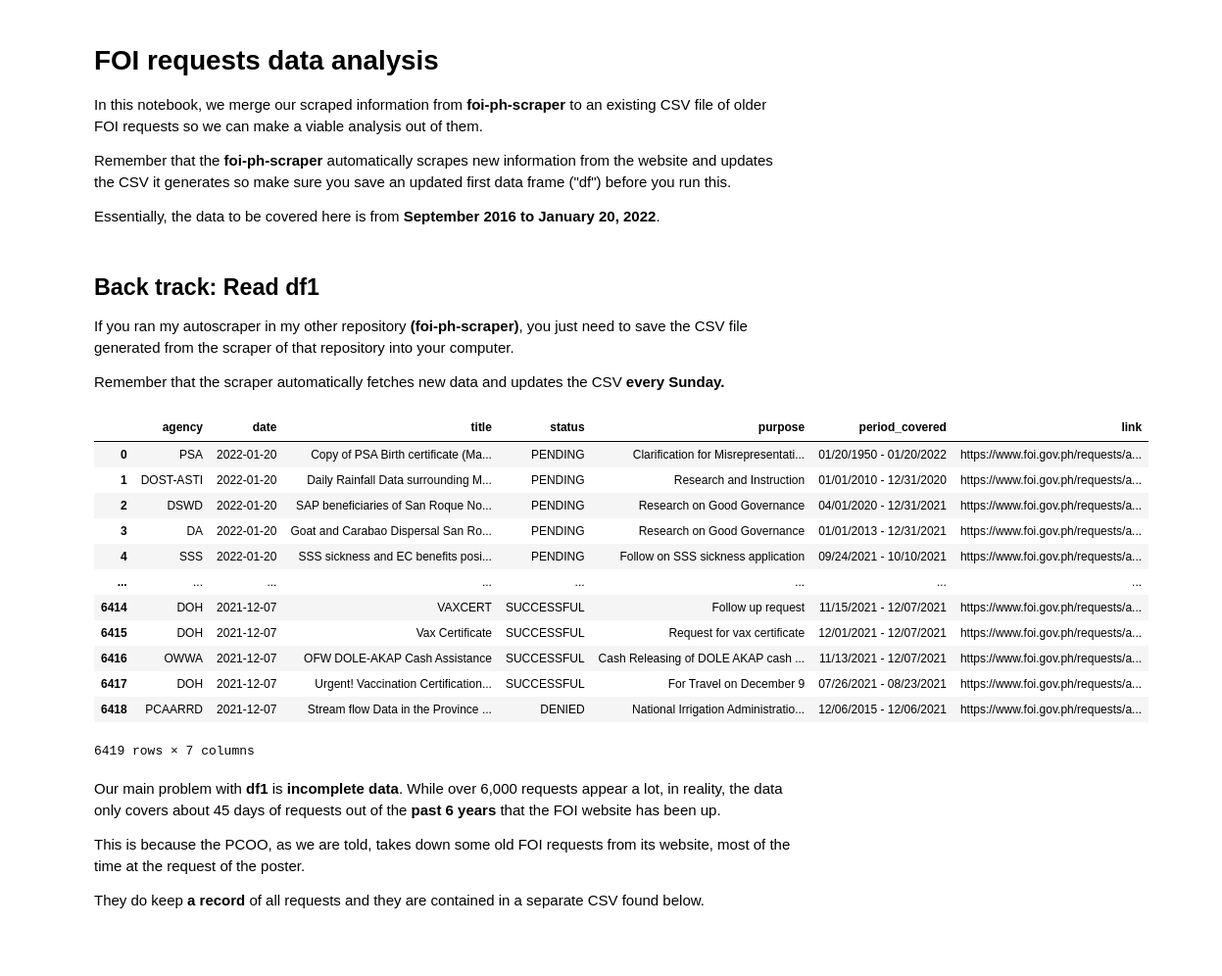
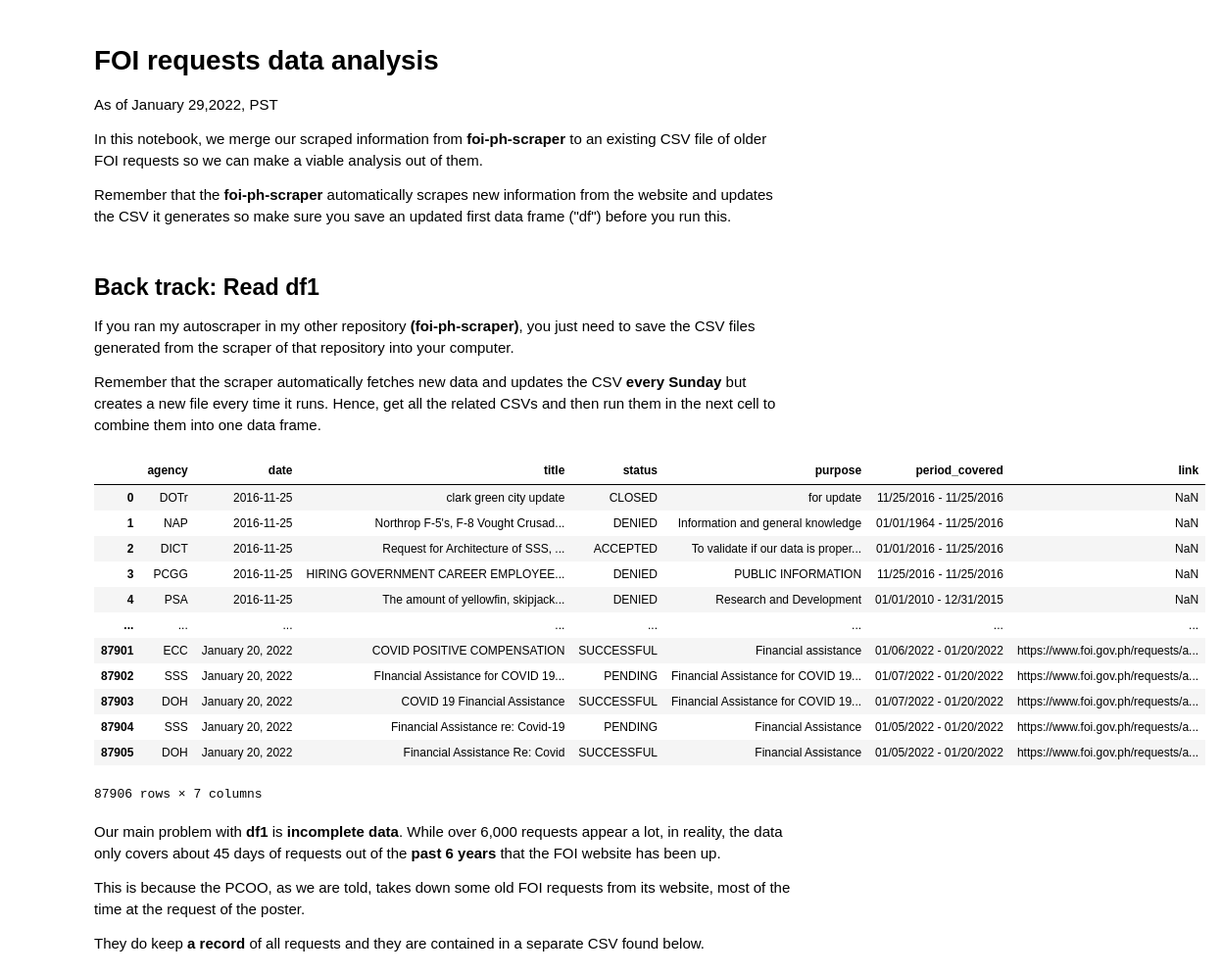
Before and after one commit to pmagtulis/foi-analysis, a Jupyter notebook: foi-analysis.ipynb, the cells around one changed output. Shown at 98% size. Saved outputs shown, nothing was run; the diff lists cells and outputs as text; code cells hidden in the pictures; blank space fills up the shorter version.

```diff
--- a/foi-analysis.ipynb
+++ b/foi-analysis.ipynb
@@ -1,11 +1,11 @@
 # %% [markdown]
 # FOI requests data analysis
+
+As of January 29,2022, PST
 
 In this notebook, we merge our scraped information from **foi-ph-scraper** to an existing CSV file of older FOI requests so we can make a viable analysis out of them.
 
 Remember that the **foi-ph-scraper** automatically scrapes new information from the website and updates the CSV it generates so make sure you save an updated first data frame ("df") before you run this.
-
-Essentially, the data to be covered here is from **September 2016 to January 20, 2022**.
 # %%
 import pandas as pd
 import re
@@ -13,26 +14,29 @@ import requests
 # %% [markdown]
 ## Back track: Read df1
 
-If you ran my autoscraper in my other repository **(foi-ph-scraper)**, you just need to save the CSV file generated from the scraper of that repository into your computer.
+If you ran my autoscraper in my other repository **(foi-ph-scraper)**, you just need to save the CSV files generated from the scraper of that repository into your computer.
 
-Remember that the scraper automatically fetches new data and updates the CSV **every Sunday.**
+Remember that the scraper automatically fetches new data and updates the CSV **every Sunday** but creates a new file every time it runs. Hence, get all the related CSVs and then run them in the next cell to combine them into one data frame.
 # %%
-df1 = pd.read_csv("foi1.csv")
+pd.set_option("display.max_columns", None)
+pd.set_option("display.max_rows", 1000)
+df1 = pd.concat(
+    map(pd.read_csv, ['foi_2016_Jan20.csv', 'foi20220129-011619.csv']), ignore_index=True)
 df1
 # %% [output]
 |  | agency | date | title | status | purpose | period_covered | link |
-| 0 | PSA | 2022-01-20 | Copy of PSA Birth certificate (Ma... | PENDING | Clarification for Misrepresentati... | 01/20/1950 - 01/20/2022 | https://www.foi.gov.ph/requests/a... |
-| 1 | DOST-ASTI | 2022-01-20 | Daily Rainfall Data surrounding M... | PENDING | Research and Instruction | 01/01/2010 - 12/31/2020 | https://www.foi.gov.ph/requests/a... |
-| 2 | DSWD | 2022-01-20 | SAP beneficiaries of San Roque No... | PENDING | Research on Good Governance | 04/01/2020 - 12/31/2021 | https://www.foi.gov.ph/requests/a... |
-| 3 | DA | 2022-01-20 | Goat and Carabao Dispersal San Ro... | PENDING | Research on Good Governance | 01/01/2013 - 12/31/2021 | https://www.foi.gov.ph/requests/a... |
-| 4 | SSS | 2022-01-20 | SSS sickness and EC benefits posi... | PENDING | Follow on SSS sickness application | 09/24/2021 - 10/10/2021 | https://www.foi.gov.ph/requests/a... |
+| 0 | DOTr | 2016-11-25 | clark green city update | CLOSED | for update | 11/25/2016 - 11/25/2016 | NaN |
+| 1 | NAP | 2016-11-25 | Northrop F-5's, F-8 Vought Crusad... | DENIED | Information and general knowledge | 01/01/1964 - 11/25/2016 | NaN |
+| 2 | DICT | 2016-11-25 | Request for Architecture of SSS, ... | ACCEPTED | To validate if our data is proper... | 01/01/2016 - 11/25/2016 | NaN |
+| 3 | PCGG | 2016-11-25 | HIRING GOVERNMENT CAREER EMPLOYEE... | DENIED | PUBLIC INFORMATION | 11/25/2016 - 11/25/2016 | NaN |
+| 4 | PSA | 2016-11-25 | The amount of yellowfin, skipjack... | DENIED | Research and Development | 01/01/2010 - 12/31/2015 | NaN |
 | ... | ... | ... | ... | ... | ... | ... | ... |
-| 6414 | DOH | 2021-12-07 | VAXCERT | SUCCESSFUL | Follow up request | 11/15/2021 - 12/07/2021 | https://www.foi.gov.ph/requests/a... |
-| 6415 | DOH | 2021-12-07 | Vax Certificate | SUCCESSFUL | Request for vax certificate | 12/01/2021 - 12/07/2021 | https://www.foi.gov.ph/requests/a... |
-| 6416 | OWWA | 2021-12-07 | OFW DOLE-AKAP Cash Assistance | SUCCESSFUL | Cash Releasing of DOLE AKAP cash ... | 11/13/2021 - 12/07/2021 | https://www.foi.gov.ph/requests/a... |
-| 6417 | DOH | 2021-12-07 | Urgent! Vaccination Certification... | SUCCESSFUL | For Travel on December 9 | 07/26/2021 - 08/23/2021 | https://www.foi.gov.ph/requests/a... |
-| 6418 | PCAARRD | 2021-12-07 | Stream flow Data in the Province ... | DENIED | National Irrigation Administratio... | 12/06/2015 - 12/06/2021 | https://www.foi.gov.ph/requests/a... |
+| 87901 | ECC | January 20, 2022 | COVID POSITIVE COMPENSATION | SUCCESSFUL | Financial assistance | 01/06/2022 - 01/20/2022 | https://www.foi.gov.ph/requests/a... |
+| 87902 | SSS | January 20, 2022 | FInancial Assistance for COVID 19... | PENDING | Financial Assistance for COVID 19... | 01/07/2022 - 01/20/2022 | https://www.foi.gov.ph/requests/a... |
+| 87903 | DOH | January 20, 2022 | COVID 19 Financial Assistance | SUCCESSFUL | Financial Assistance for COVID 19... | 01/07/2022 - 01/20/2022 | https://www.foi.gov.ph/requests/a... |
+| 87904 | SSS | January 20, 2022 | Financial Assistance re: Covid-19 | PENDING | Financial Assistance | 01/05/2022 - 01/20/2022 | https://www.foi.gov.ph/requests/a... |
+| 87905 | DOH | January 20, 2022 | Financial Assistance Re: Covid | SUCCESSFUL | Financial Assistance | 01/05/2022 - 01/20/2022 | https://www.foi.gov.ph/requests/a... |
-6419 rows × 7 columns
+87906 rows × 7 columns
 # %% [markdown]
 Our main problem with **df1** is **incomplete data**. While over 6,000 requests appear a lot, in reality, the data only covers about 45 days of requests out of the **past 6 years** that the FOI website has been up.
 
```
Also changed, not shown: parts of 26 cells of this notebook.
